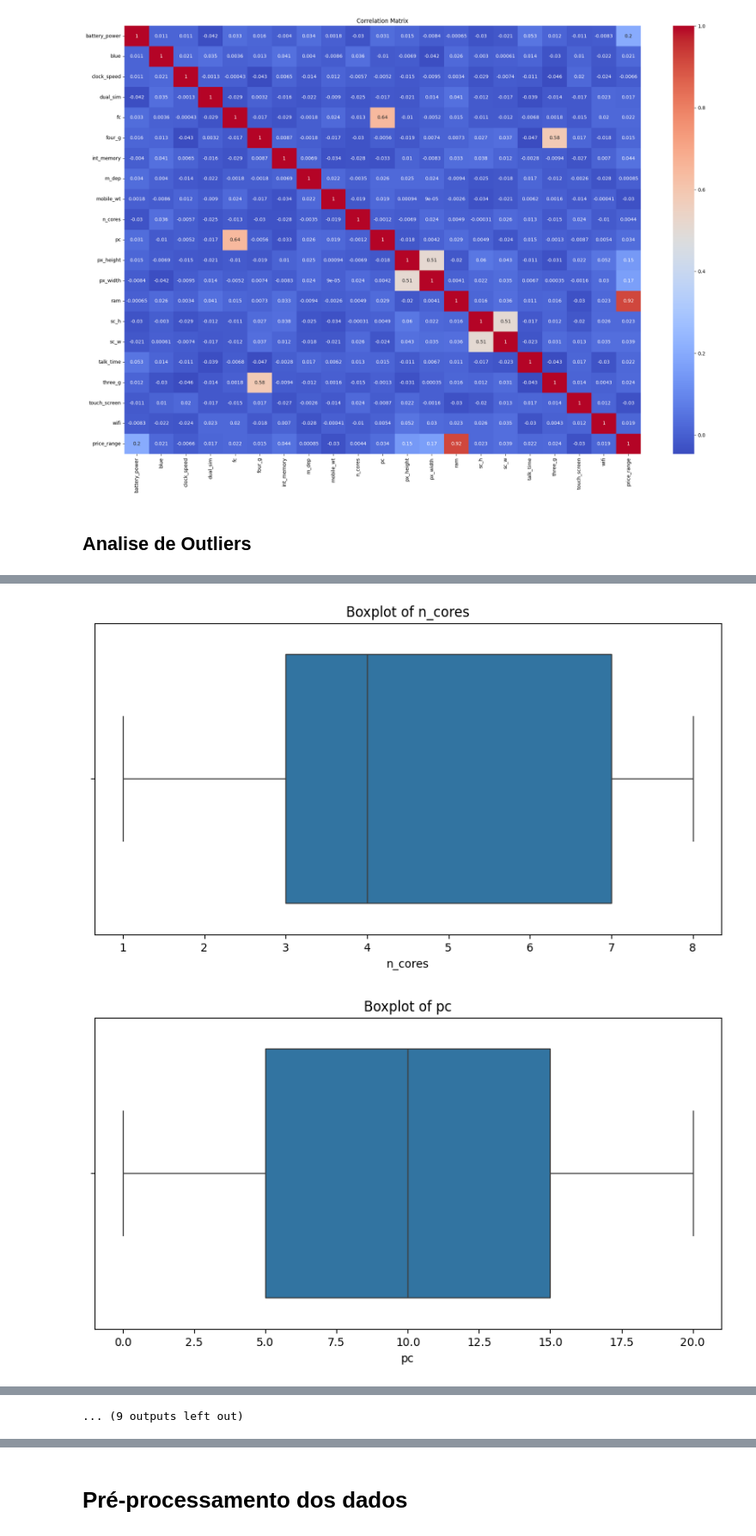
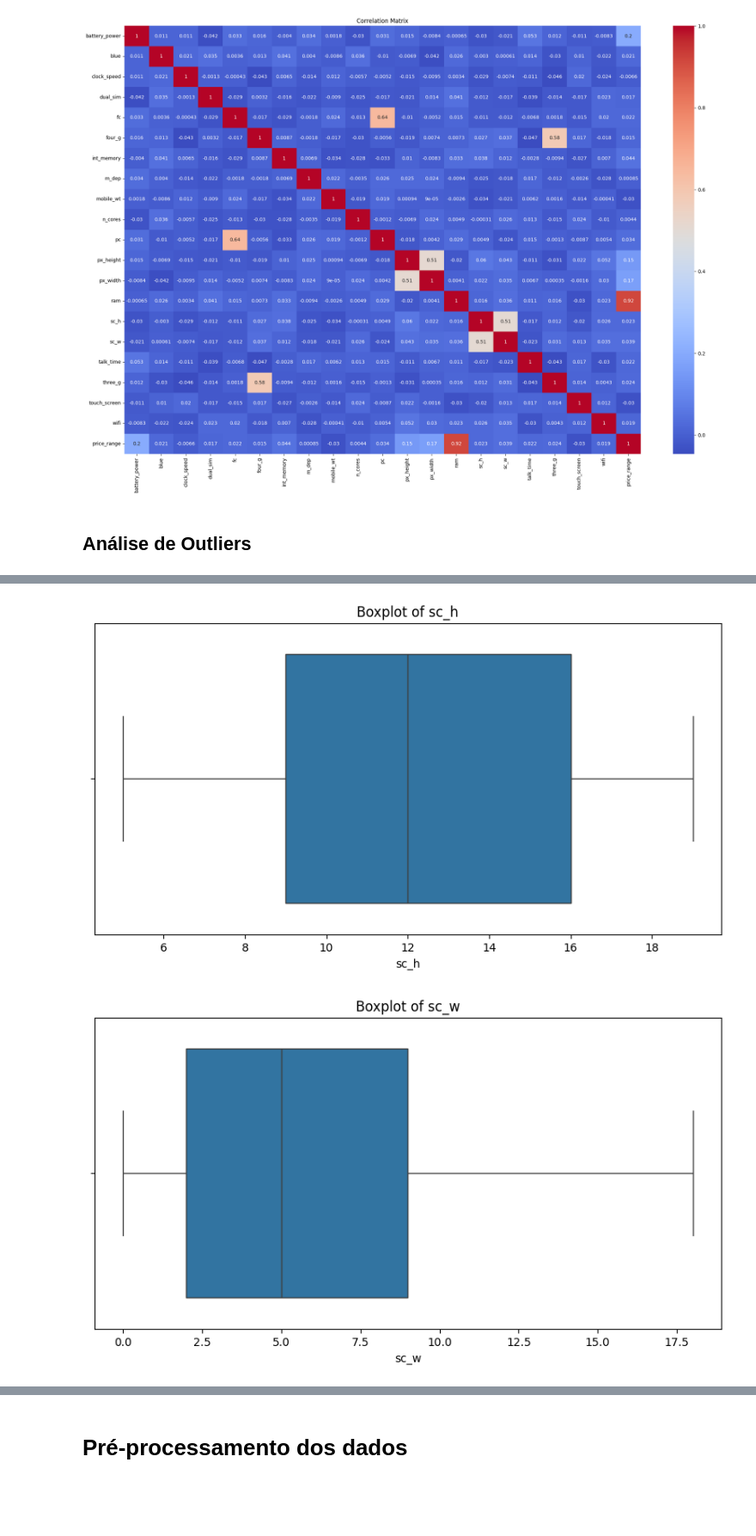
Before and after one commit to xxxprincemaker/mobile-price-classifier, a Jupyter notebook: main.ipynb, the cells around one changed output, grey strips where cells are left out. Shown at 86% size. Cells and saved outputs as stored; diff of their text form; code cells hidden in the pictures; blank space fills up the shorter version.

```diff
--- a/main.ipynb
+++ b/main.ipynb
@@ -26,12 +15,12 @@ Path to dataset files: C:\Users\VipSo\.cache\kagglehub\datasets\mbsoroush\mobile
 # %% [markdown]
 # Análise exploratória de dados
 # %%
-data_train = pd.read_csv(f"{path}/train.csv")
-data_test = pd.read_csv(f"{path}/test.csv")
+data = pd.read_csv('bases/data.csv')
 
 # Análise exploratória de dados
-print(data_train.head())
-print(data_train.describe())
+print(data.head())
+print(data.describe())
+print(data.columns)
 # %% [output]
    battery_power  blue  clock_speed  dual_sim  fc  four_g  int_memory  m_dep  \
 0            842     0          2.2         0   1       0           7    0.6
@@ -101,9 +66,9 @@ max      18.000000    20.000000     1.000000       1.00000     1.000000
 # %%
-numeric_columns = data_train.select_dtypes(include=[np.number]).columns
+numeric_columns = data.select_dtypes(include=[np.number]).columns
 
 for col in numeric_columns:
     plt.figure(figsize=(10, 5))
-    sns.histplot(data=data_train, x=col, kde=True)
+    sns.histplot(data=data, x=col, kde=True)
     plt.title(f'Distribution of {col}')
     plt.show()
 # %% [output]
@@ -131,11 +96,16 @@ plt.show()
 # %% [output]
 [figure]
 # %% [markdown]
-## Analise de Outliers
+## Análise de Outliers
 # %%
-for col in numeric_columns:
+# Colunas não binárias
+outliers_columns = [
+    'battery_power', 'clock_speed', 'fc', 'int_memory', 'm_dep', 'mobile_wt',
+    'px_height', 'px_width', 'ram', 'sc_h', 'sc_w', 'talk_time', 'n_cores'
+]
+for col in outliers_columns:
     plt.figure(figsize=(10, 5))
-    sns.boxplot(data=data_train, x=col)
+    sns.boxplot(data=data, x=col)
     plt.title(f'Boxplot of {col}')
     plt.show()
 # %% [output]
@@ -151,2 +121,2 @@ for col in numeric_columns:
-[figure, old version]
+[figure, new version]
-[figure, old version]
+[figure, new version]
@@ -154 +123,0 @@ for col in numeric_columns:
-... (9 outputs left out)
```
Also changed, not shown: parts of 22 cells of this notebook, 1 other file.
